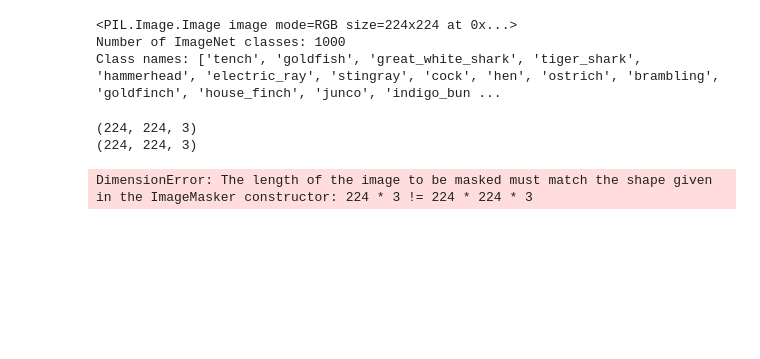
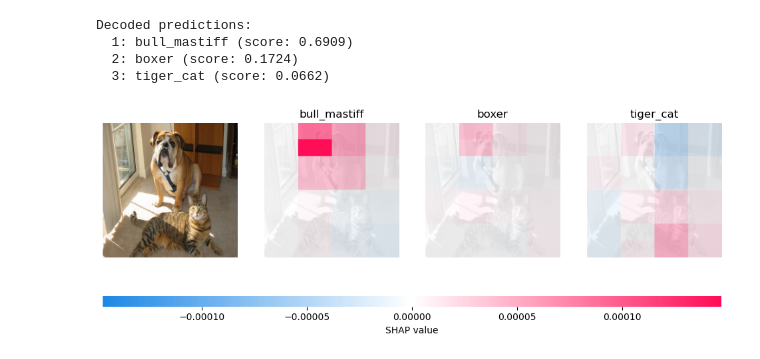
Before and after one commit to eaguaida/Causal-AI, a Jupyter notebook: shaptest.ipynb, the cells around one changed output. Drawn from its saved outputs; the diff is of its cells as text; code cells hidden in the pictures; blank space fills up the shorter version.

```diff
--- a/shaptest.ipynb
+++ b/shaptest.ipynb
@@ -37,41 +14,60 @@ img, x = load_img('goldfish.jpg')
 # %%
-print(img)
 model = ResNet50(weights="imagenet")
 
 # getting ImageNet 1000 class names
 url = "https://s3.amazonaws.com/deep-learning-models/image-models/imagenet_class_index.json"
 with open(shap.datasets.cache(url)) as file:
     class_names = [v[1] for v in json.load(file).values()]
-
-print("Number of ImageNet classes:", len(class_names))
-print("Class names:", class_names)
-# %% [output]
-<PIL.Image.Image image mode=RGB size=224x224 at 0x...>
-Number of ImageNet classes: 1000
-Class names: ['tench', 'goldfish', 'great_white_shark', 'tiger_shark', 'hammerhead', 'electric_ray', 'stingray', 'cock', 'hen', 'ostrich', 'brambling', 'goldfinch', 'house_finch', 'junco', 'indigo_bun ...
 # %%
-# python function to get model output; replace this function with your own model function.
+# Python function to get model output; replace this function with your own model function
 def f(x):
     tmp = x.copy()
-    preprocess_input(tmp)
+    tmp = preprocess_input(tmp)
     return model(tmp)
 
-print(X[0].shape)
-img_array = np.array(img)
-print(img_array.shape)
+# Load and preprocess your image
+def load_and_preprocess_image(image_path):
+    img = Image.open(image_path)
+    if img.mode != 'RGB':
+        img = img.convert('RGB')
+    img = img.resize((224, 224))
+    img_array = np.array(img)
+    img_array = np.expand_dims(img_array, axis=0)
+    return img_array
 
+def load_img(path):
+    img = image.load_img(path, target_size=(224, 224, 3))
+    x = image.img_to_array(img)
+    x = np.expand_dims(x, axis=0)
+    x = preprocess_input(x)
+    return img, x
+image_path = 'catdog.png'
+img, x = load_img(image_path)
+# Load your image
+# Replace 'path_to_your_image.jpg' with the actual path to your image file
+img_array = load_and_preprocess_image(image_path)
 
-# define a masker that is used to mask out partitions of the input image.
-masker = shap.maskers.Image("inpaint_telea", img_array.shape)
+# Define the masker used to mask out partitions of the input image
+masker = shap.maskers.Image("inpaint_telea", (224, 224, 3))
 
-# create an explainer with model and image masker
+# Create an explainer with the model and image masker
 explainer = shap.Explainer(f, masker, output_names=class_names)
+predictions = model(x)
 
-# here we explain two images using 500 evaluations of the underlying model to estimate the SHAP values
-shap_values = explainer(
-    img_array, max_evals=100, batch_size=50, outputs=shap.Explanation.argsort.flip[:4]
-)
+# Decode the top 3 predictions to class names
+decoded_predictions = decode_predictions(predictions.numpy(), top=3)
+print("Decoded predictions:")
+for i, (imagenet_id, class_name, score) in enumerate(decoded_predictions[0]):
+    print(f"  {i+1}: {class_name} (score: {score:.4f})")
+
+# Here we explain the image using 500 evaluations of the underlying model to estimate the SHAP values
+shap_values = explainer(img_array, max_evals=100, batch_size=50, outputs=shap.Explanation.argsort.flip[:3])
+
+# Visualize the SHAP values
+shap.image_plot(shap_values, img_array)
 # %% [output]
-(224, 224, 3)
-(224, 224, 3)
+Decoded predictions:
+  1: bull_mastiff (score: 0.6909)
+  2: boxer (score: 0.1724)
+  3: tiger_cat (score: 0.0662)
-DimensionError: The length of the image to be masked must match the shape given in the ImageMasker constructor: 224 * 3 != 224 * 224 * 3
+[figure, added]
```
Also changed, not shown: parts of 6 cells of this notebook.
